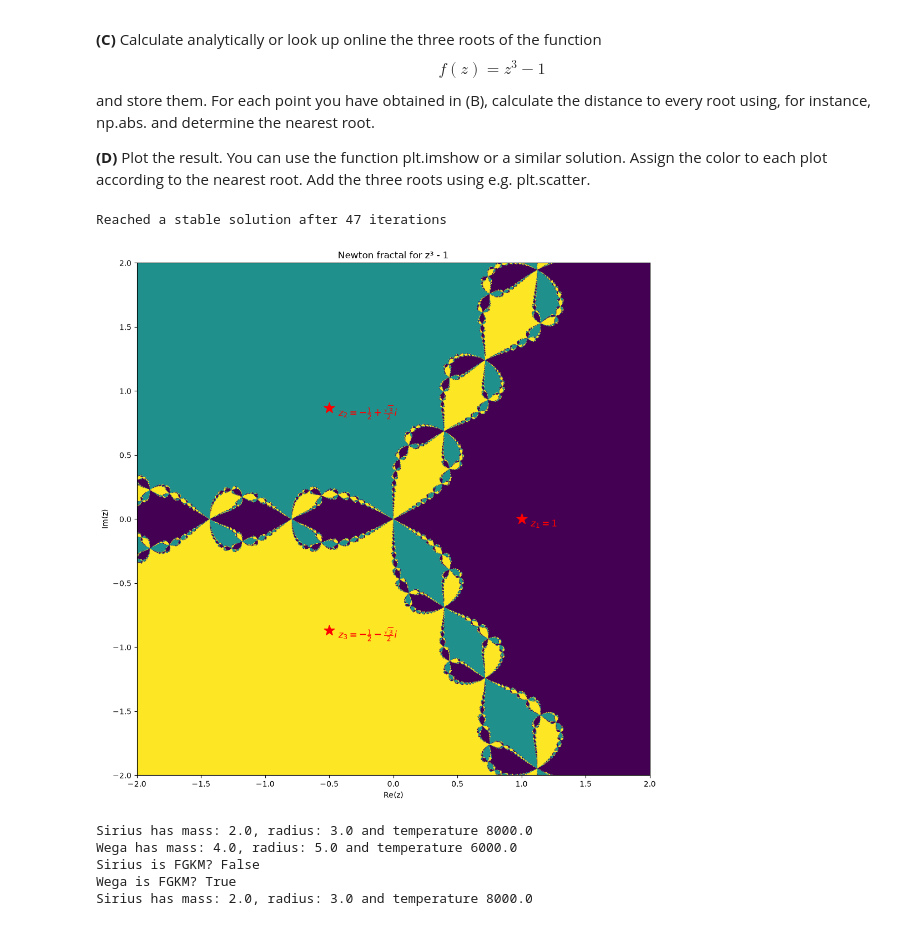
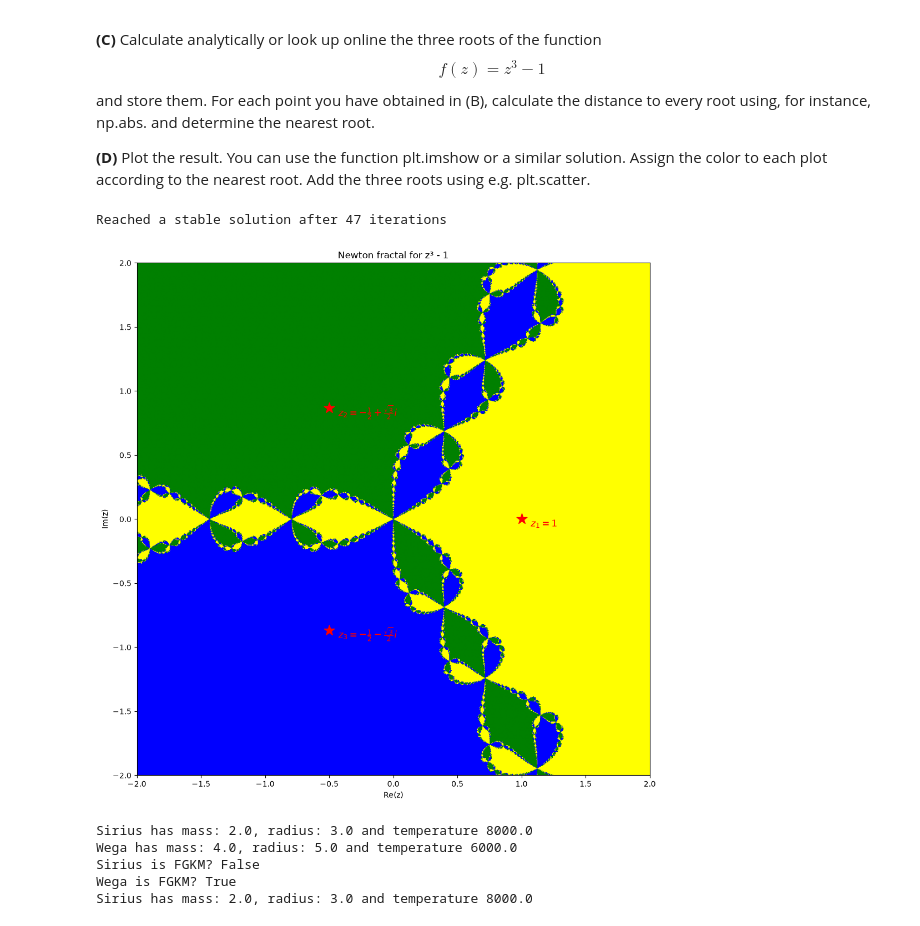
Before and after one commit to MarcusFri/NumAstro2026W_MarcusFrischherz_08225094, a Jupyter notebook: Exercise_sheet_3.ipynb, the cells around one changed output. Drawn from its saved outputs; the diff is of its cells as text; code cells hidden in the pictures.

```diff
--- a/Exercise_sheet_3.ipynb
+++ b/Exercise_sheet_3.ipynb
@@ -70,14 +71,14 @@ def Bisect(f, a, b, eps, maxiter=1000):
     while iter < maxiter:   # make sure we do not iterate forever
         xm = (a + b) / 2
         ym = f(xm)
-        if (abs(ym) < eps) or abs(b - a) < eps:
+        if (abs(ym) <= 0) or abs(b - a) < eps:
             return xm, ym, iter
         if (ay * ym) < 0:   # left interval brackets root
             b = xm          # set new upper boundary to midpoint
-            by = f(b)       # prepare value for next iteration
+            by = ym         # prepare value for next iteration
         if (by * ym) < 0:
             a= xm
-            ay = f(a)
+            ay = ym
         iter += 1
 
     raise ValueError("too may iterations")
@@ -150,7 +151,7 @@ def NewtRaph(f, df, x, eps, maxiter=1000):
     while iter < maxiter:
         xn = x - yn / df(x)
         yn = f(xn)
-        if (abs(yn) < eps) or abs(x - xn) < eps:
+        if (abs(yn) <= 0.0) or abs(x - xn) < eps:
             return xn, yn, iter
         x = xn
         y = yn
@@ -158,7 +159,7 @@ def NewtRaph(f, df, x, eps, maxiter=1000):
     raise ValueError("too may iterations")
 
 epsilon = 1e-6
-a, b = -2, 1
+a, b = -4, 1
 
 calls = 0
 xr, resid, iter = Bisect(f, a, b, epsilon)
@@ -168,15 +169,26 @@ print(f"Bisect: root = {xr}, residual = {resid}. Needed {iter} iterations. {call
 calls = 0
 xr, resid, iter = Secant(f, a, b, epsilon)
 print(f"Secant: root = {xr}, residual = {resid}. Needed {iter} iterations. {calls} evaluations of f")
-%timeit Secant(f, a, b, epsilon)
+#%timeit Secant(f, a, b, epsilon)
 
 calls = 0
 xr, resid, iter = FalsePos(f, a, b, epsilon, 100000000)
 print(f"False position: root = {xr}, residual = {resid}. Needed {iter} iterations. {calls} evaluations of f")
-%timeit FalsePos(f, a, b, epsilon, 100000000)
+#%timeit FalsePos(f, a, b, epsilon, 100000000)
 
 calls = 0
 xr, resid, iter = NewtRaph(f, df, 0.5, epsilon)
 print(f"Newton-Raphson: root = {xr}, residual = {resid}. Needed {iter} iterations. {calls} evaluations of f or df")
 %timeit NewtRaph(f, df, 0.5, epsilon)
+
+# for comparison the scipy methods
+calls = 0
+xr, r = optimize.bisect(f, a, b, xtol=epsilon, full_output=True)
+print(f'scipy bisect: root = {xr}. Needed {r.iterations} iterations. Converged: {r.converged}. {calls} evaluations of f')
+%timeit xr, r = optimize.bisect(f, a, b, xtol=epsilon, full_output=True)
+
+calls = 0
+xr, r = optimize.newton(f, 0.5, fprime=df , tol=epsilon, full_output=True)
+print(f'scipy Newton: root = {xr}. Needed {r.iterations} iterations. Converged: {r.converged}. {calls} evaluations of f')
+%timeit xr, r = optimize.newton(f, 0.5, fprime=df , tol=epsilon, full_output=True)
 # %% [output]
@@ -283,9 +296,11 @@ In the lecture, we discussed the Newton fractal. The aim of this exercise is to
 **(D)** Plot the result. You can use the function plt.imshow or a similar solution. Assign the color to each plot according to the nearest root. Add the three roots using e.g. plt.scatter.
 # %%
 import matplotlib.pyplot as plt
+from matplotlib.colors import ListedColormap
 import numpy as np
 
-grid = np.linspace(-2, 2, 1000)     # using an even number of points I avoid the origin (0, 0j)
+rect_size = 2
+grid = np.linspace(-rect_size, rect_size, 1000)     # using an even number of points I avoid the origin (0, 0j)
 A, B = np.meshgrid(grid, grid)      # where I would have division by zero
 
 Z = A + B * 1j                      # 2D array of starting points in the complex number plane
@@ -317,9 +332,9 @@ dist_x3 = abs(Z - x3)               # set up an array angle = arg(Z)
 mask1 = (dist_x1 < dist_x2) & (dist_x1 < dist_x3)   # this will point into 0, 120°, -120°
 mask2 = (dist_x2 < dist_x3) & (dist_x2 < dist_x1)   # and gives the same pretty image
 mask3 = (dist_x3 < dist_x1) & (dist_x3 < dist_x2)   # without these cumbersome distances and masks
-nearest[mask1] = 1
-nearest[mask2] = 2
-nearest[mask3] = 3
+nearest[mask1] = 1.1
+nearest[mask2] = 2.1
+nearest[mask3] = 3.1
 
 #print(nearest)
 
@@ -329,37 +344,38 @@ labels = [
     r'$z_3 = -\frac{1}{2} - \frac{\sqrt{3}}{2}i$'
 ]
 
 plt.figure(figsize=(12, 12))
+colors = ListedColormap(["yellow", "green", "blue"])
 
 plt.imshow(                         # imshow() would show me pixel coordinates
     nearest,
-    extent=[-2, 2, -2, 2],          # with extent I scale to my actual coordinates
+    extent=[-rect_size, rect_size, -rect_size, rect_size],          # with extent I scale to my actual coordinates
     origin="lower",                 # and imshow() puts the origin by default in the upper left corner
-    cmap='viridis',
+    cmap=colors,
     alpha=1
 )
 #plt.colorbar(label="index of root")    # we could put a colorbar, but it is not really helpful here
                                     # mark the analytical roots
-plt.scatter(xr, xi, c='red', s=200, marker='*')
+plt.scatter(xr, xi, alpha=1, c='red', s=200, marker='*')
 
 for j in range(3):
     plt.annotate(                   # and give them nice labels
         labels[j],
         (xr[j], xi[j]),
         xytext=(12, -10),
         textcoords='offset points',
         fontsize=12,
         color='red',
         )
 
 plt.xlabel("Re(z)")
 plt.ylabel("Im(z)")
 plt.title("Newton fractal for z³ - 1")
 
 plt.show()
 # %% [output]
 Reached a stable solution after 47 iterations
-[figure, old version]
+[figure, new version]
 # %%
 # Aufgabe während der Übung
 
```
Also changed, not shown: parts of 4 cells of this notebook, 1 other file.
